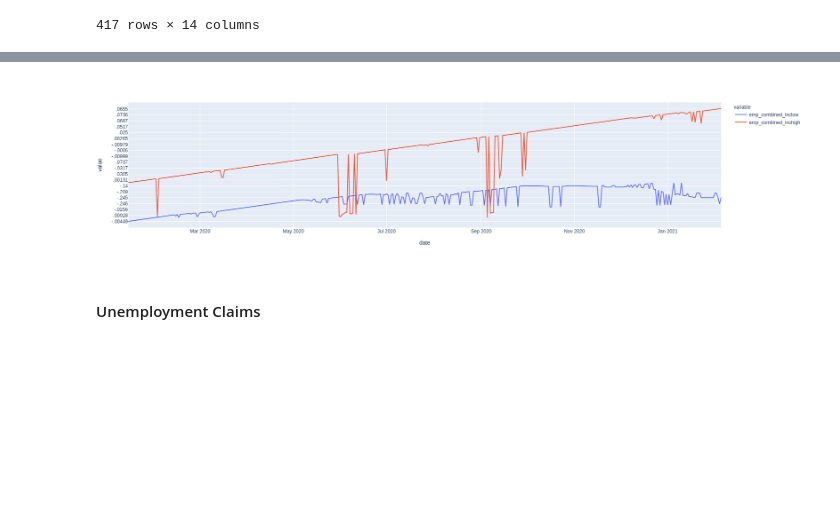
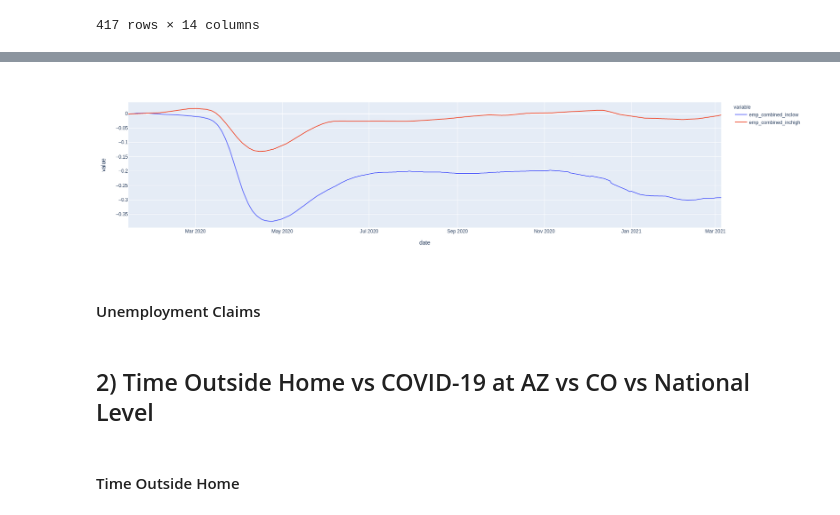
Before and after one commit to Rhuck1/Covidnomics, a Jupyter notebook: econ_track_eda.ipynb, the cells around one changed output, grey strips where cells are left out. Cells and saved outputs as stored; diff of their text form; code cells hidden in the pictures; blank space fills up the shorter version.

```diff
--- a/econ_track_eda.ipynb
+++ b/econ_track_eda.ipynb
@@ -103,0 +140,3 @@ employ_nat.head()
+# %%
+employ_state.loc[:, 'emp_combined_inclow'] = employ_state.loc[:, 'emp_combined_inclow'].astype('float')
+employ_state.info()
@@ -103,0 +145,8 @@ employ_nat.head()
+# %%
+emp_nat_lst = ['emp_combined_ss40', 'emp_combined_ss60', 'emp_combined_ss65', 'emp_combined_ss70', 'emp_combined_retail', 'emp_combined_retail_inclow', 'emp_combined_retail_incmiddle', 'emp_combined_retail_inchigh']
+emp_st_lst = ['emp_combined_inclow', 'emp_combined_inchigh', 'emp_combined_ss40', 'emp_combined_ss65', 'emp_combined_ss70']
+# %%
+for col in emp_st_lst:
+
+    if type(col) == 'str': continue
+    employ_state.loc[:, col] = pd.to_numeric(employ_state.loc[:, col])
@@ -103,0 +155,4 @@ employ_nat.head()
+# %%
+for col in emp_nat_lst:
+
+    employ_nat.loc[:, col] = pd.to_numeric(employ_nat.loc[:, col])
@@ -139,8 +184,8 @@ employ_az
 # %%
 #px.line(employ_az, x='date', y='emp_combined', labels={'x': 'Date', 'y': 'Combined Employment'})
 
-px.line(employ_az, x='date', y=['emp_combined_inclow', 'emp_combined_inchigh'])
+px.line(data_frame=employ_nat, x='date', y=['emp_combined_inclow', 'emp_combined_inchigh'])
 # %% [output]
-[figure, old version]
+[figure, new version]
 # %% [markdown]
 #### Unemployment Claims
@@ -146,0 +197,2 @@ px.line(employ_az, x='date', y=['emp_combined_inclow', 'emp_combined_inchigh'])
+# %% [markdown]
+## 2) Time Outside Home vs COVID-19 at AZ vs CO vs National Level
@@ -146,0 +205,2 @@ px.line(employ_az, x='date', y=['emp_combined_inclow', 'emp_combined_inchigh'])
+# %% [markdown]
+#### Time Outside Home
```
Also changed, not shown: parts of 34 cells of this notebook.
